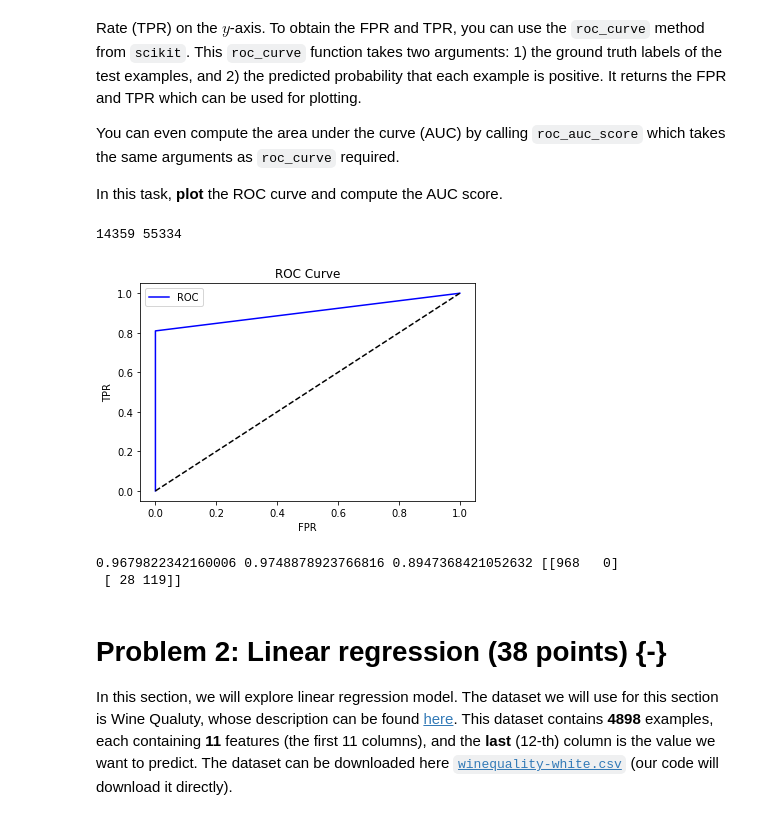
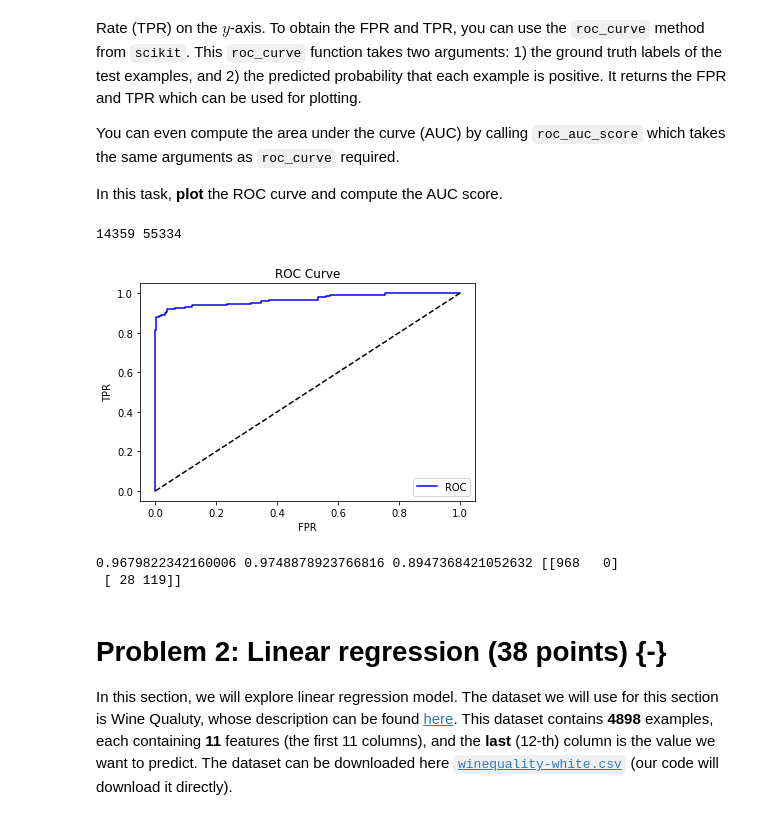
Before and after one commit to laxmena/NaiveBayes-Classification-and-Regression, a Jupyter notebook: Lakshmanan_Meiyappan_671997054.ipynb, the cells around one changed output. Drawn from its saved outputs; the diff is of its cells as text; code cells hidden in the pictures.

Commit message:
Fix parameters in Roc curve computation

```diff
--- a/Lakshmanan_Meiyappan_671997054.ipynb
+++ b/Lakshmanan_Meiyappan_671997054.ipynb
@@ -634,35 +634,35 @@ def plot_roc_curve(fpr, tpr):
   plt.plot([0, 1], [0, 1], color='black', linestyle='--')
   plt.xlabel('FPR')
   plt.ylabel('TPR')
   plt.title('ROC Curve')
   plt.legend()
   plt.show()
 
 # We now compute the test performance.
 # X_train, X_test, y_train, y_test are the same as above
 
 # training naive Bayes model
 prior, cond = train_NB_model(X_train, y_train)
 
 # evaluate on test set
 y_pred, prob = predict_label(X_test, prior, cond)
 
 # Implement the following:
 #   1. compute the fpr and tpr for roc curve using the probability of being positive
 #   2. compute the auc score
 #   3. plot roc curve by calling the plot_roc_curve() method
 #   4. print AUC score, test accuracy, F-score, and Confusion matrix
 
 # *****START OF YOUR CODE (DO NOT DELETE/MODIFY THIS LINE)*****
-fpr, tpr, thres = roc_curve(y_test, y_pred)
+fpr, tpr, thres = roc_curve(y_test, np.array(prob)[:,1])
 auc = roc_auc_score(y_test, np.array(prob)[:,1])
 plot_roc_curve(fpr, tpr)
 acc, cm, f1 = compute_metrics(y_pred, y_test)
 print(auc, acc, f1, cm)
 # *****END OF YOUR CODE (DO NOT DELETE/MODIFY THIS LINE)*****
 # %% [output]
 14359 55334
-[figure, old version]
+[figure, new version]
 0.9679822342160006 0.9748878923766816 0.8947368421052632 [[968   0]
  [ 28 119]]
 # %% [markdown]
```
Also changed, not shown: 1 other file.
